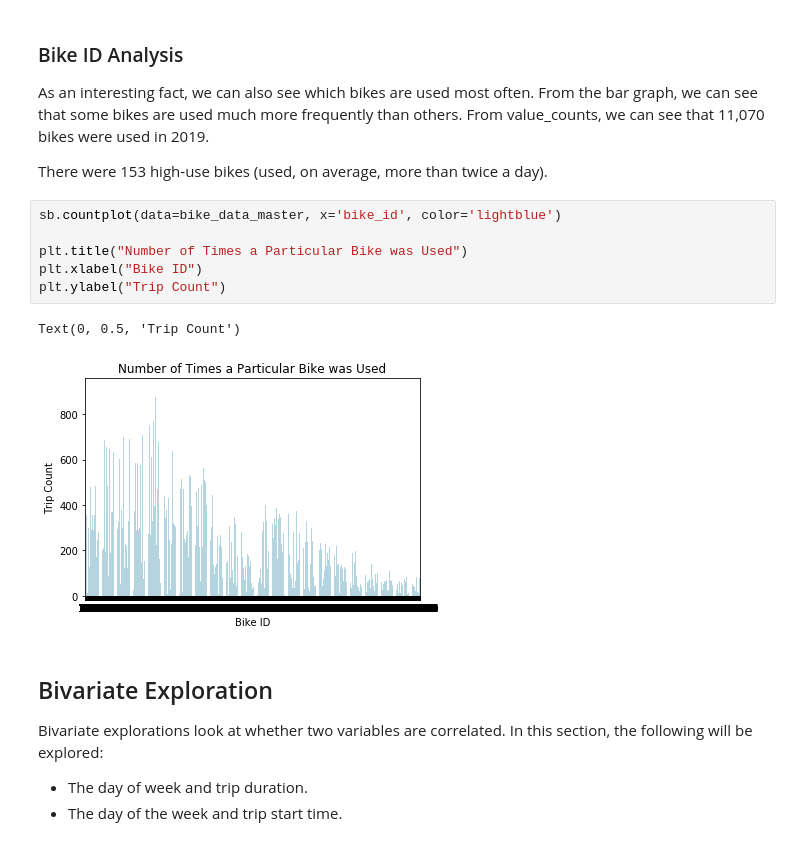
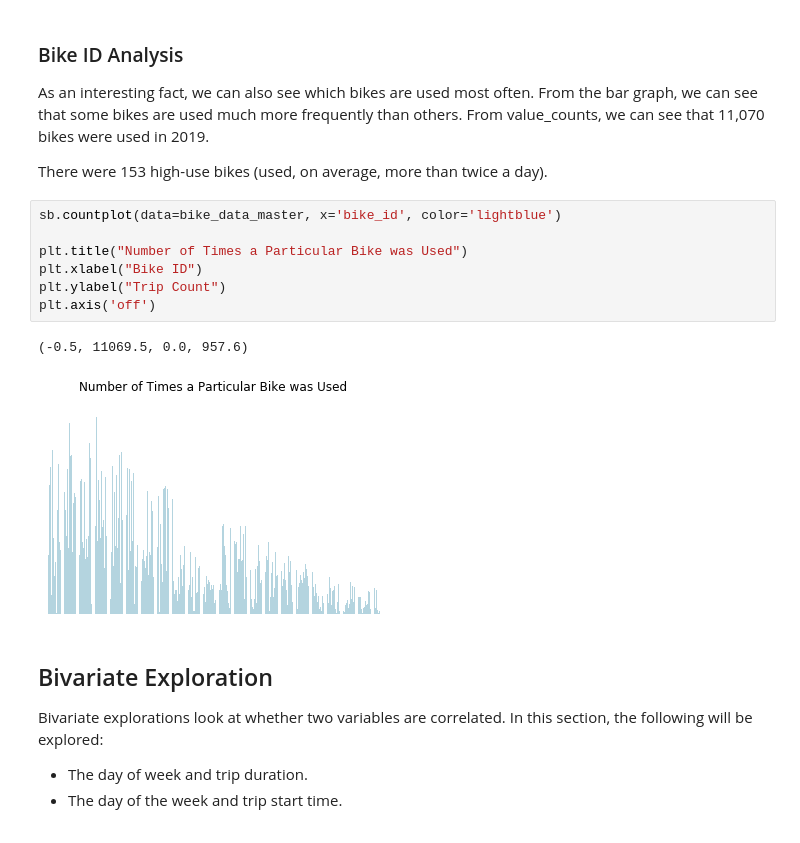
Before and after one commit to Deveorac/Bike_data_analysis, a Jupyter notebook: slide_deck.ipynb, the cells around one changed output. Saved outputs shown, nothing was run; the diff lists cells and outputs as text.

```diff
--- a/slide_deck.ipynb
+++ b/slide_deck.ipynb
@@ -161,12 +162,13 @@ There were 153 high-use bikes (used, on average, more than twice a day).
 # %%
 sb.countplot(data=bike_data_master, x='bike_id', color='lightblue')
 
 plt.title("Number of Times a Particular Bike was Used")
 plt.xlabel("Bike ID")
 plt.ylabel("Trip Count")
+plt.axis('off')
 # %% [output]
-Text(0, 0.5, 'Trip Count')
+(-0.5, 11069.5, 0.0, 957.6)
-[figure, old version]
+[figure, new version]
 # %% [markdown]
 ## Bivariate Exploration
 
```
Also changed, not shown: parts of 5 cells of this notebook, 1 other file.
